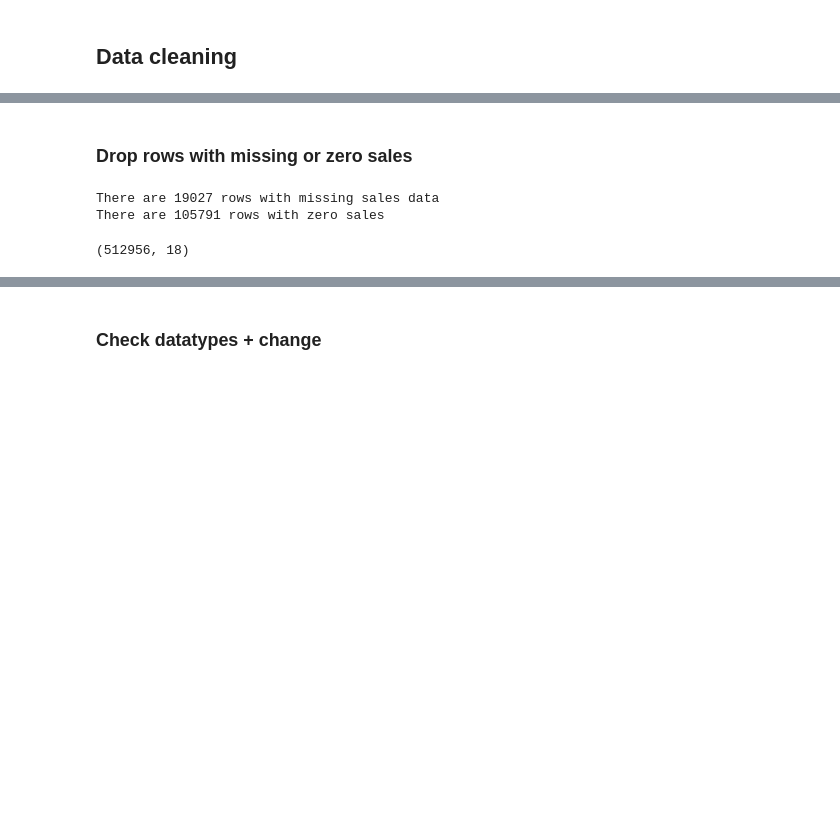
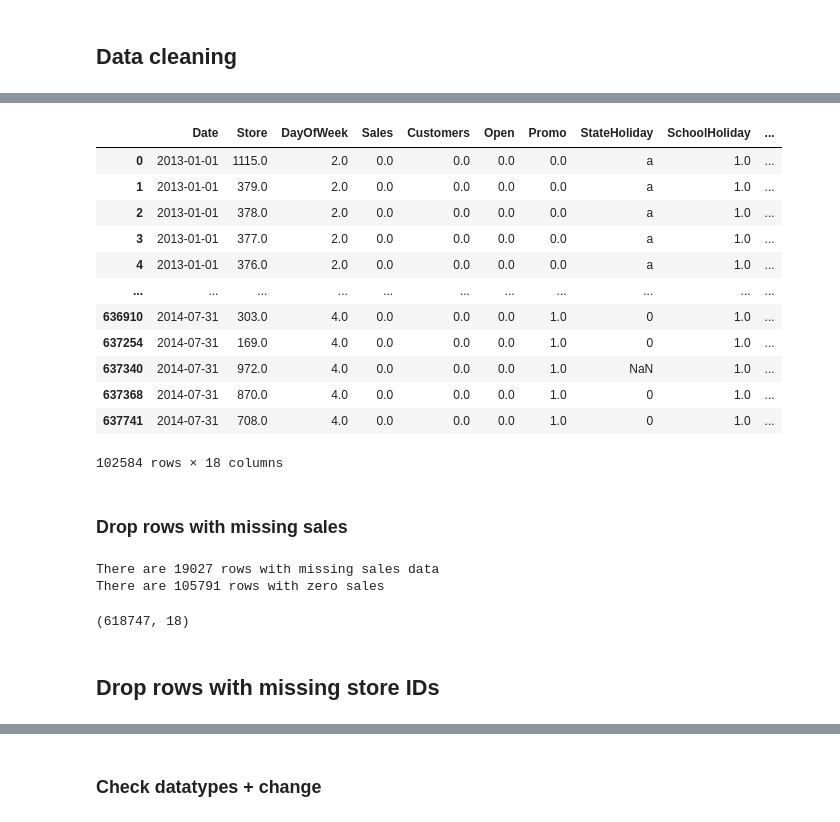
Before and after one commit to sb-olr/DSR-rossmann-competition, a Jupyter notebook: notebooks/data_exploration.ipynb, the cells around one changed output, grey strips where cells are left out. Saved outputs shown, nothing was run; the diff lists cells and outputs as text; code cells hidden in the pictures; blank space fills up the shorter version.

```diff
--- a/notebooks/data_exploration.ipynb
+++ b/notebooks/data_exploration.ipynb
@@ -101,5 +94,21 @@ dtype: int64
+# %%
+data.loc[(data["Open"] == 0) & (data["Sales"] == 0 )]
+# %% [output]
+|  | Date | Store | DayOfWeek | Sales | Customers | Open | Promo | StateHoliday | SchoolHoliday | ... |
+| 0 | 2013-01-01 | 1115.0 | 2.0 | 0.0 | 0.0 | 0.0 | 0.0 | a | 1.0 | ... |
+| 1 | 2013-01-01 | 379.0 | 2.0 | 0.0 | 0.0 | 0.0 | 0.0 | a | 1.0 | ... |
+| 2 | 2013-01-01 | 378.0 | 2.0 | 0.0 | 0.0 | 0.0 | 0.0 | a | 1.0 | ... |
+| 3 | 2013-01-01 | 377.0 | 2.0 | 0.0 | 0.0 | 0.0 | 0.0 | a | 1.0 | ... |
+| 4 | 2013-01-01 | 376.0 | 2.0 | 0.0 | 0.0 | 0.0 | 0.0 | a | 1.0 | ... |
+| ... | ... | ... | ... | ... | ... | ... | ... | ... | ... | ... |
+| 636910 | 2014-07-31 | 303.0 | 4.0 | 0.0 | 0.0 | 0.0 | 1.0 | 0 | 1.0 | ... |
+| 637254 | 2014-07-31 | 169.0 | 4.0 | 0.0 | 0.0 | 0.0 | 1.0 | 0 | 1.0 | ... |
+| 637340 | 2014-07-31 | 972.0 | 4.0 | 0.0 | 0.0 | 0.0 | 1.0 | NaN | 1.0 | ... |
+| 637368 | 2014-07-31 | 870.0 | 4.0 | 0.0 | 0.0 | 0.0 | 1.0 | 0 | 1.0 | ... |
+| 637741 | 2014-07-31 | 708.0 | 4.0 | 0.0 | 0.0 | 0.0 | 1.0 | 0 | 1.0 | ... |
+102584 rows × 18 columns
 # %% [markdown]
-### Drop rows with missing or zero sales
+### Drop rows with missing sales
 # %%
 # check how many rows with missing or zero sales
 print("There are {} rows with missing sales data" .format(data.loc[:, "Sales"].isnull().sum()))
@@ -109,8 +118,10 @@ There are 19027 rows with missing sales data
 There are 105791 rows with zero sales
 # %%
 # drop all rows with missing and zero sales
-df_dropsale = data.dropna(subset=["Sales"])
-df_dropsale = df_dropsale.loc[~(df_dropsale["Sales"] ==0)]
-df_dropsale.shape
+df = data.dropna(subset=["Sales"])
+#df = df.loc[~(df["Sales"] == 0)]
+print(df.shape)
 # %% [output]
-(512956, 18)
+(618747, 18)
+# %% [markdown]
+## Drop rows with missing store IDs
```
Also changed, not shown: parts of 14 cells of this notebook, 1 other file.
